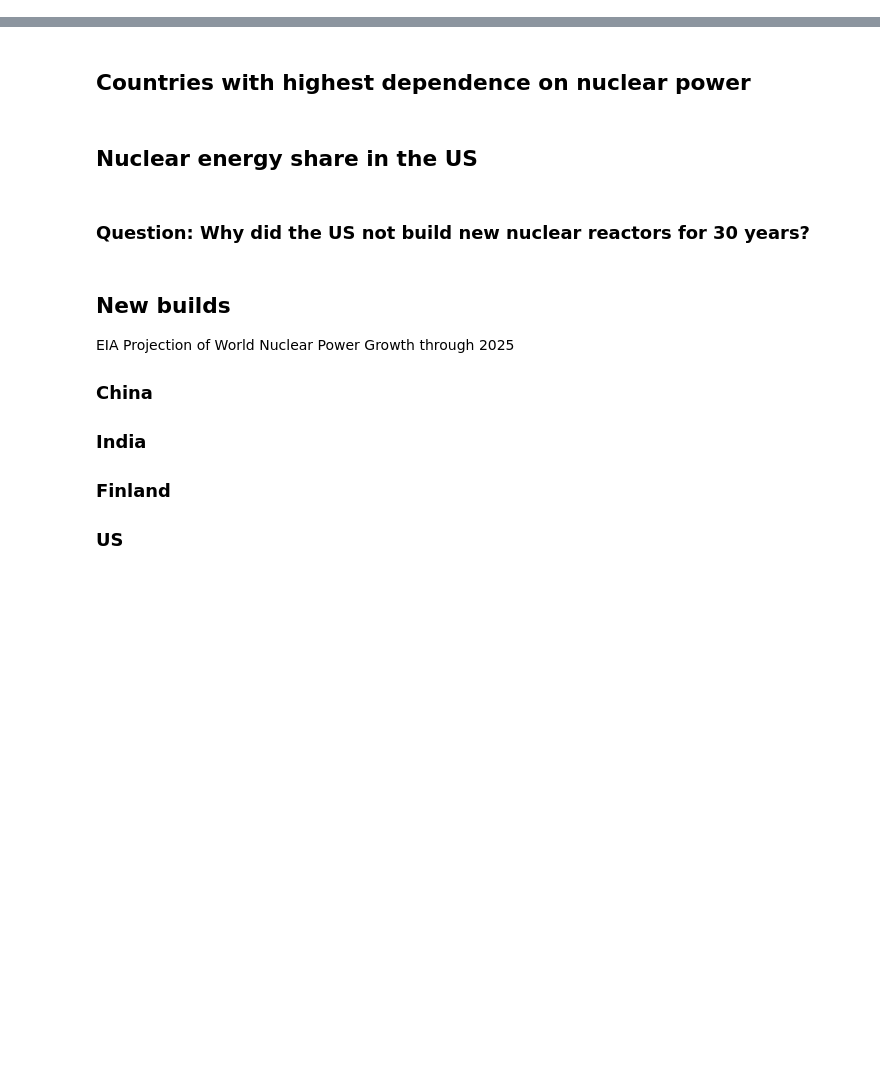
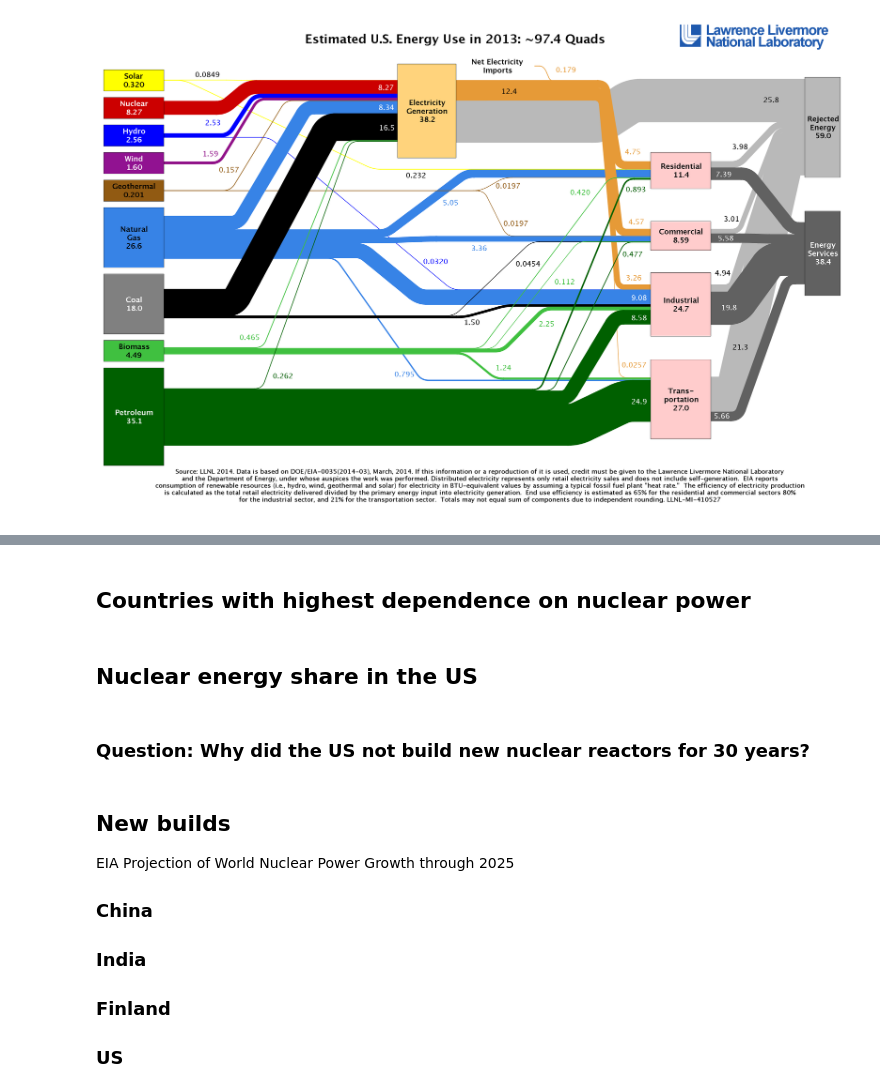
Before and after one commit to katyhuff/npre412, a Jupyter notebook: 01-intro/PowerOverview.ipynb, the cells around one changed output, grey strips where cells are left out. Saved outputs shown, nothing was run; the diff lists cells and outputs as text; code cells hidden in the pictures; blank space fills up the shorter version.

```diff
--- a/01-intro/PowerOverview.ipynb
+++ b/01-intro/PowerOverview.ipynb
@@ -6,0 +34,5 @@ Do not be fooled. The nuclear power industry is not driven by public opinion, po
+# %%
+from IPython.display import Image
+Image("http://fusion4freedom.us/wp-content/uploads/2014/04/2013USEnergy1.png", width=1000, height=1000)
+# %% [output]
+[figure, added]
```
Also changed, not shown: parts of 13 cells of this notebook, 3 other files.
